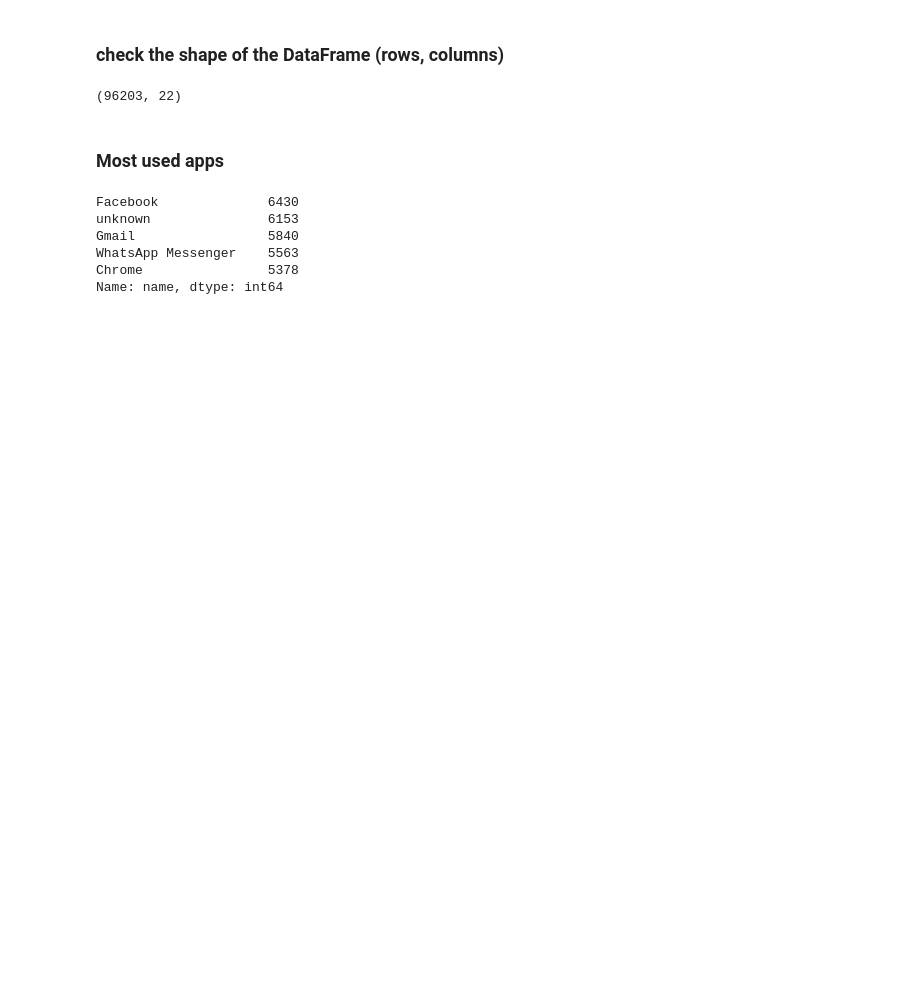
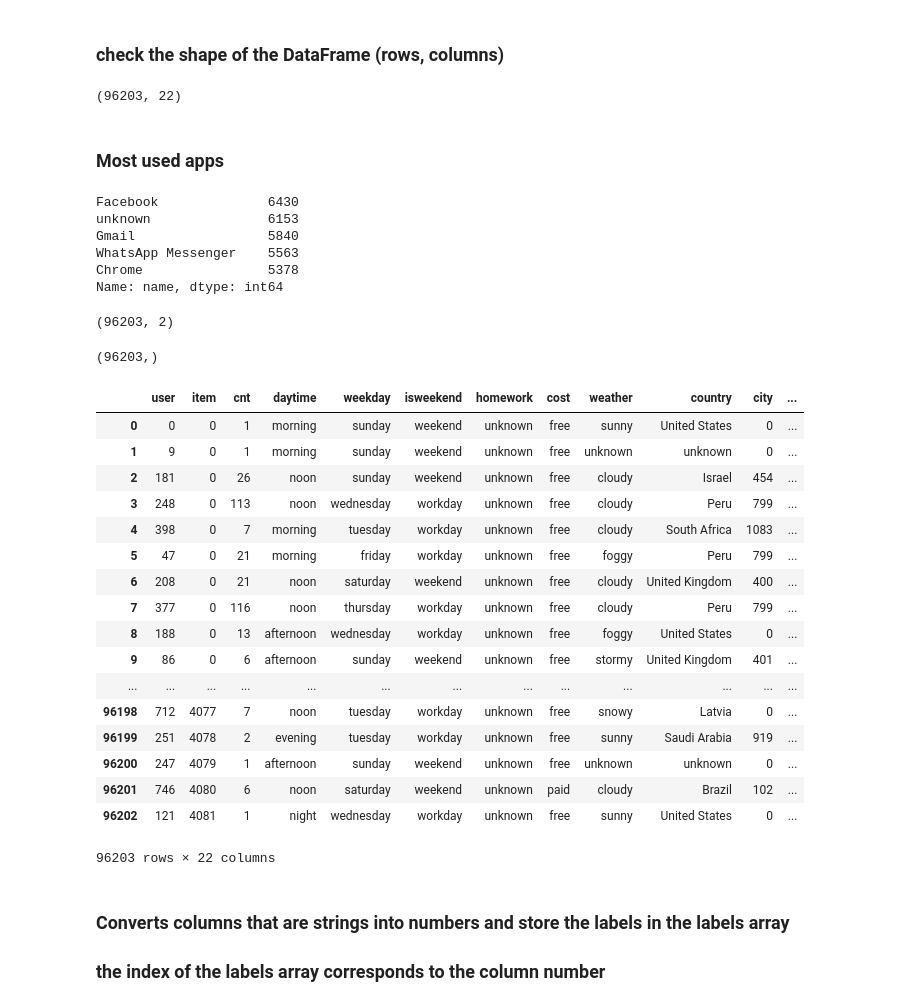
Before and after one commit to jpsmedeiros/machine-learning, a Jupyter notebook: recommender.ipynb, the cells around one changed output. Drawn from its saved outputs; the diff is of its cells as text; code cells hidden in the pictures; blank space fills up the shorter version.

```diff
--- a/recommender.ipynb
+++ b/recommender.ipynb
@@ -45,0 +51,4 @@ Name: name, dtype: int64
+# %%
+X.shape
+# %% [output]
+(96203, 2)
@@ -45,0 +57,28 @@ Name: name, dtype: int64
+# %%
+y.shape
+# %% [output]
+(96203,)
+# %%
+data
+# %% [output]
+|  | user | item | cnt | daytime | weekday | isweekend | homework | cost | weather | country | city | ... |
+| 0 | 0 | 0 | 1 | morning | sunday | weekend | unknown | free | sunny | United States | 0 | ... |
+| 1 | 9 | 0 | 1 | morning | sunday | weekend | unknown | free | unknown | unknown | 0 | ... |
+| 2 | 181 | 0 | 26 | noon | sunday | weekend | unknown | free | cloudy | Israel | 454 | ... |
+| 3 | 248 | 0 | 113 | noon | wednesday | workday | unknown | free | cloudy | Peru | 799 | ... |
+| 4 | 398 | 0 | 7 | morning | tuesday | workday | unknown | free | cloudy | South Africa | 1083 | ... |
+| 5 | 47 | 0 | 21 | morning | friday | workday | unknown | free | foggy | Peru | 799 | ... |
+| 6 | 208 | 0 | 21 | noon | saturday | weekend | unknown | free | cloudy | United Kingdom | 400 | ... |
+| 7 | 377 | 0 | 116 | noon | thursday | workday | unknown | free | cloudy | Peru | 799 | ... |
+| 8 | 188 | 0 | 13 | afternoon | wednesday | workday | unknown | free | foggy | United States | 0 | ... |
+| 9 | 86 | 0 | 6 | afternoon | sunday | weekend | unknown | free | stormy | United Kingdom | 401 | ... |
+| ... | ... | ... | ... | ... | ... | ... | ... | ... | ... | ... | ... | ... |
+| 96198 | 712 | 4077 | 7 | noon | tuesday | workday | unknown | free | snowy | Latvia | 0 | ... |
+| 96199 | 251 | 4078 | 2 | evening | tuesday | workday | unknown | free | sunny | Saudi Arabia | 919 | ... |
+| 96200 | 247 | 4079 | 1 | afternoon | sunday | weekend | unknown | free | unknown | unknown | 0 | ... |
+| 96201 | 746 | 4080 | 6 | noon | saturday | weekend | unknown | paid | cloudy | Brazil | 102 | ... |
+| 96202 | 121 | 4081 | 1 | night | wednesday | workday | unknown | free | sunny | United States | 0 | ... |
+96203 rows × 22 columns
+# %% [markdown]
+### Converts columns that are strings into numbers and store the labels in the labels array
+### the index of the labels array corresponds to the column number
```
Also changed, not shown: parts of 7 cells of this notebook.
